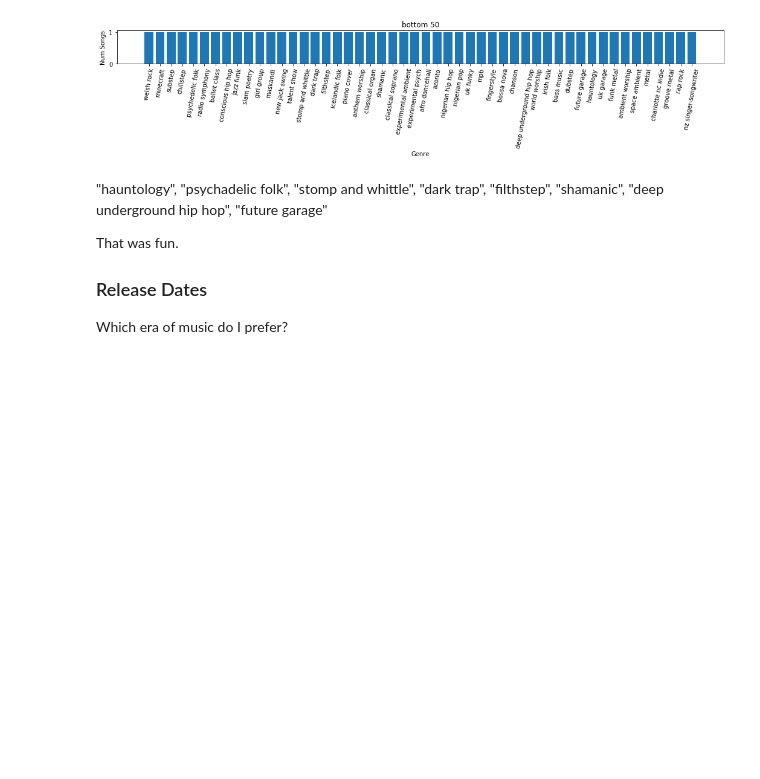
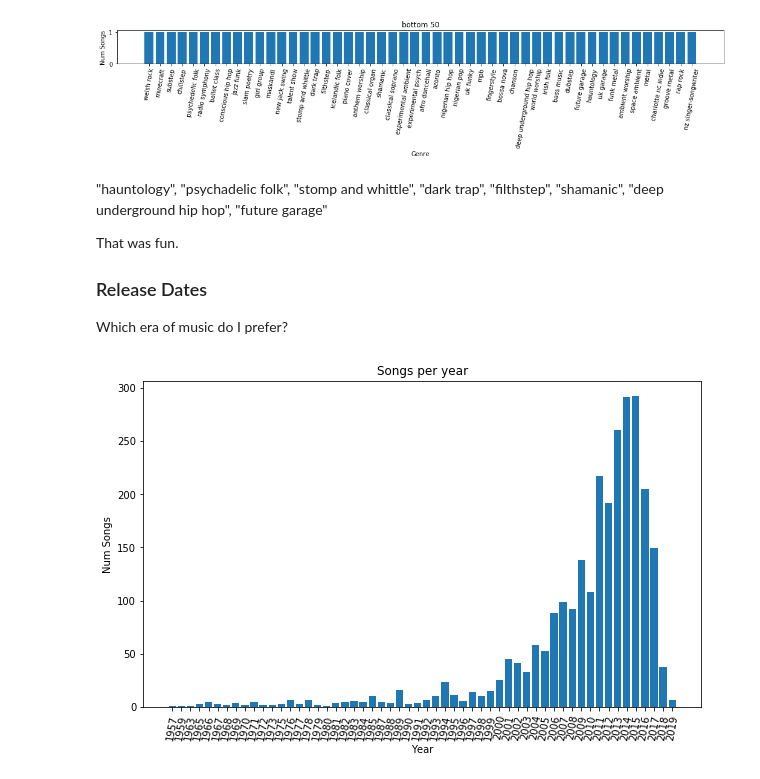
Before and after one commit to pavelkomarov/exportify, a Jupyter notebook: taste_analysis.ipynb, the cells around one changed output. Cells and saved outputs as stored; diff of their text form; code cells hidden in the pictures; blank space fills up the shorter version.

```diff
--- a/taste_analysis.ipynb
+++ b/taste_analysis.ipynb
@@ -248,3 +254,19 @@ That was fun.
 ### Release Dates
 
 Which era of music do I prefer?
+# %%
+years = defaultdict(int)
+for i,song in data.iterrows():
+    years[song['Release Date'][:4]] += 1
+
+years = pandas.DataFrame(years.items(), columns=['Year', 'Num Songs']
+                          ).sort_values('Year')
+
+pyplot.figure(figsize=(10, 6))
+pyplot.bar(years['Year'], years['Num Songs'])
+pyplot.xticks(rotation=80)
+pyplot.xlabel(years.columns[0])
+pyplot.ylabel(years.columns[1])
+pyplot.title('Songs per year');
+# %% [output]
+[figure, added]
```
Also changed, not shown: parts of 13 cells of this notebook.
